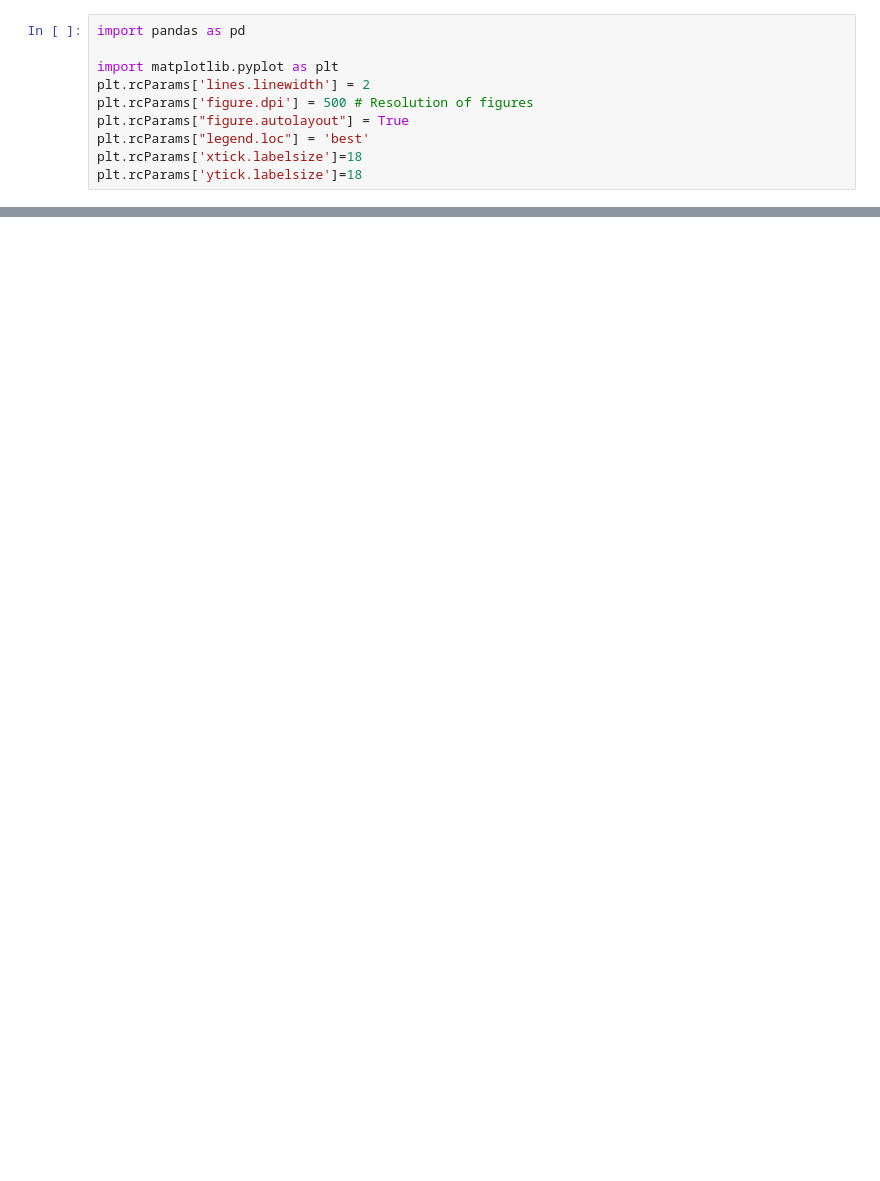
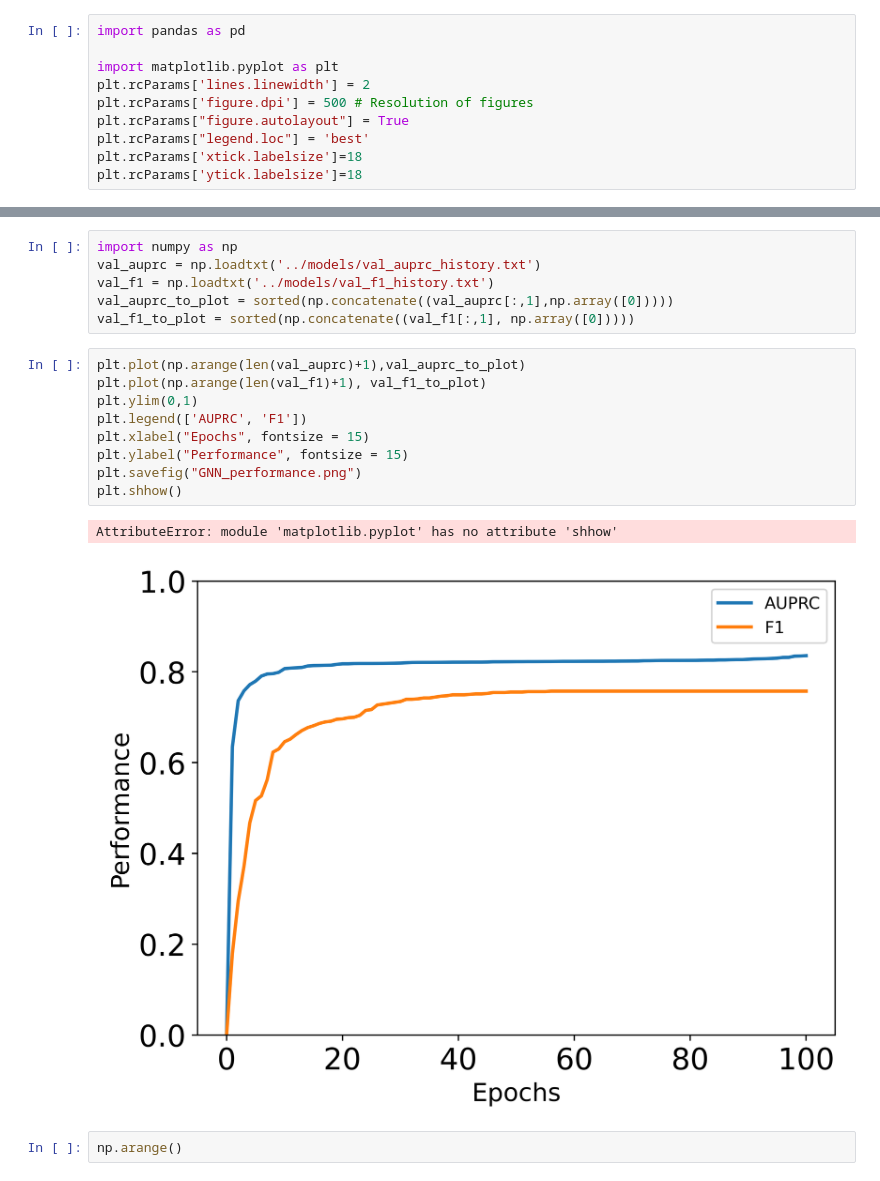
Before and after one commit to yashchainani21/ContrastiveGNNs, a Jupyter notebook: notebooks/01_inspect_synthetically_generated_molecules.ipynb, the cells around one changed output, grey strips where cells are left out. Cells and saved outputs as stored; diff of their text form; blank space fills up the shorter version.

```diff
--- a/notebooks/01_inspect_synthetically_generated_molecules.ipynb
+++ b/notebooks/01_inspect_synthetically_generated_molecules.ipynb
@@ -48,0 +49,20 @@ plt.show()
+# %%
+import numpy as np
+val_auprc = np.loadtxt('../models/val_auprc_history.txt')
+val_f1 = np.loadtxt('../models/val_f1_history.txt')
+val_auprc_to_plot = sorted(np.concatenate((val_auprc[:,1],np.array([0]))))
+val_f1_to_plot = sorted(np.concatenate((val_f1[:,1], np.array([0]))))
+# %%
+plt.plot(np.arange(len(val_auprc)+1),val_auprc_to_plot)
+plt.plot(np.arange(len(val_f1)+1), val_f1_to_plot)
+plt.ylim(0,1)
+plt.legend(['AUPRC', 'F1'])
+plt.xlabel("Epochs", fontsize = 15)
+plt.ylabel("Performance", fontsize = 15)
+plt.savefig("GNN_performance.png")
+plt.shhow()
+# %% [output]
+AttributeError: module 'matplotlib.pyplot' has no attribute 'shhow'
+[figure, added]
+# %%
+np.arange()
```
Also changed, not shown: parts of 3 cells of this notebook, 5 other files.
